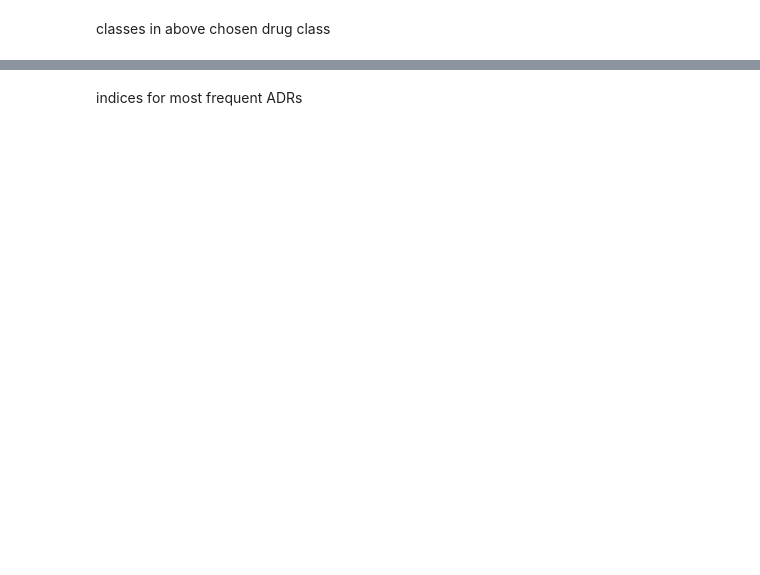
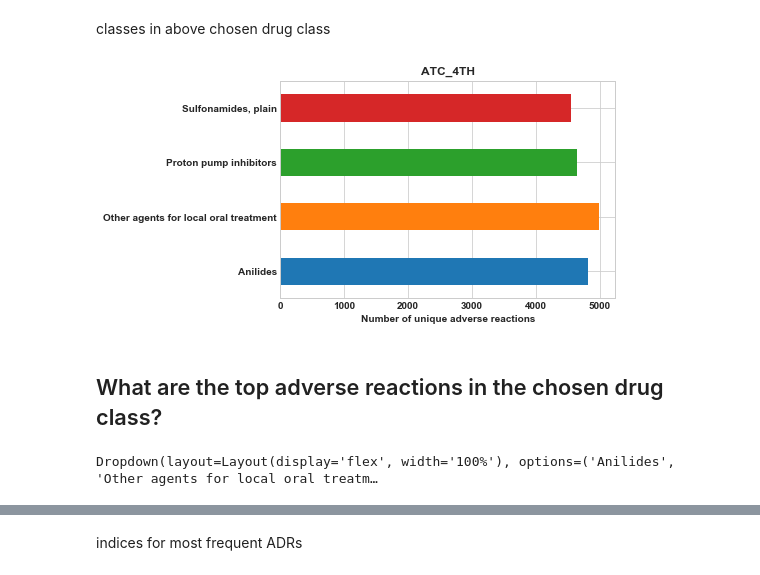
Before and after one commit to NCBI-Hackathons/SafeDrugs, a Jupyter notebook: sandbox/feature_drugs_and_outcomes.ipynb, the cells around one changed output, grey strips where cells are left out. Cells and saved outputs as stored; diff of their text form; code cells hidden in the pictures; blank space fills up the shorter version.

```diff
--- a/sandbox/feature_drugs_and_outcomes.ipynb
+++ b/sandbox/feature_drugs_and_outcomes.ipynb
@@ -26 +28,18 @@ dclasses = freqXbyY(data,d.label,d.label).index.values
+# %%
+grpd2 = grpd.groupby(level=d.label)
+series = grpd2.count()
+# %%
+p = plot(series,kind='barh')
+q = p.set_title(p.get_ylabel().upper(),rotation=0,weight='bold')
+q = p.set_ylabel("")
+q = p.set_xlabel("Number of unique adverse reactions",weight="bold")
+# %% [output]
+[figure, added]
+# %% [markdown]
+## What are the top adverse reactions in the chosen drug class?
+# %%
+ds = dropdown(series.index)
+ds
+# %% [output]
+Dropdown(layout=Layout(display='flex', width='100%'), options=('Anilides', 'Other agents for local oral treatm…
 # %%
```
Also changed, not shown: parts of 19 cells of this notebook, 1 other file.
